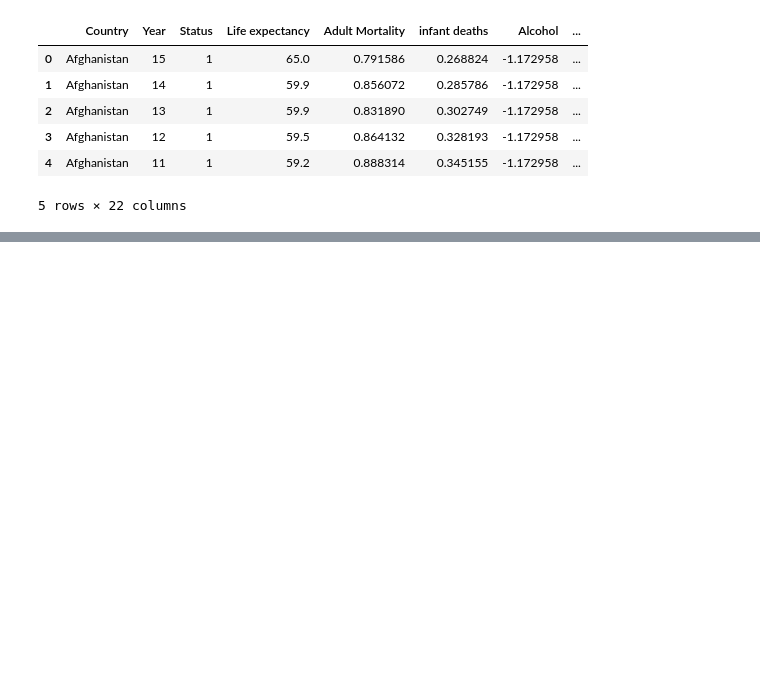
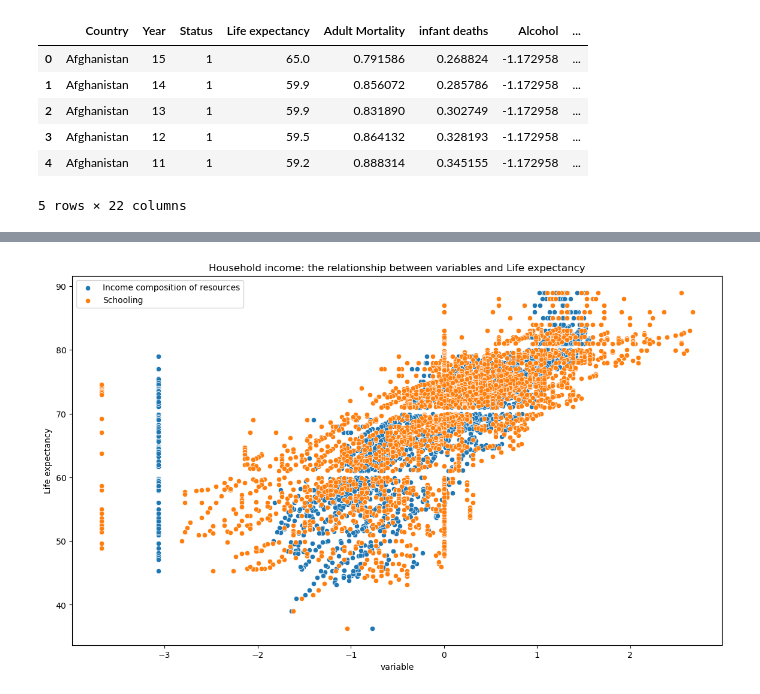
Before and after one commit to samamaryna/team_project, a Jupyter notebook: Project_1.ipynb, the cells around one changed output, grey strips where cells are left out. Cells and saved outputs as stored; diff of their text form; code cells hidden in the pictures; blank space fills up the shorter version.

```diff
--- a/Project_1.ipynb
+++ b/Project_1.ipynb
@@ -221,0 +507,5 @@ df.to_csv('./data/processed/Life Expectancy Data.csv', index=False)
+# %%
+#Household income
+plot_relationships(df,"Household income",categories['Household income'])
+# %% [output]
+[figure, added]
```
Also changed, not shown: parts of 49 cells of this notebook.
